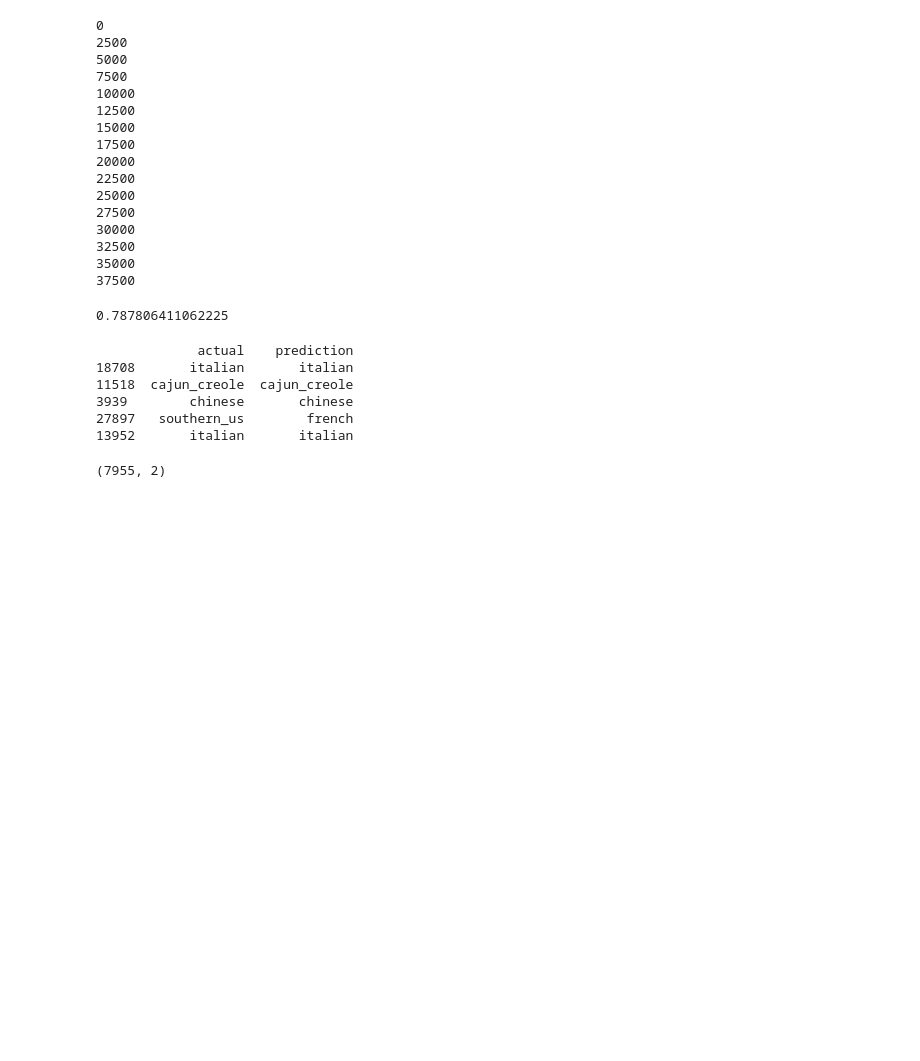
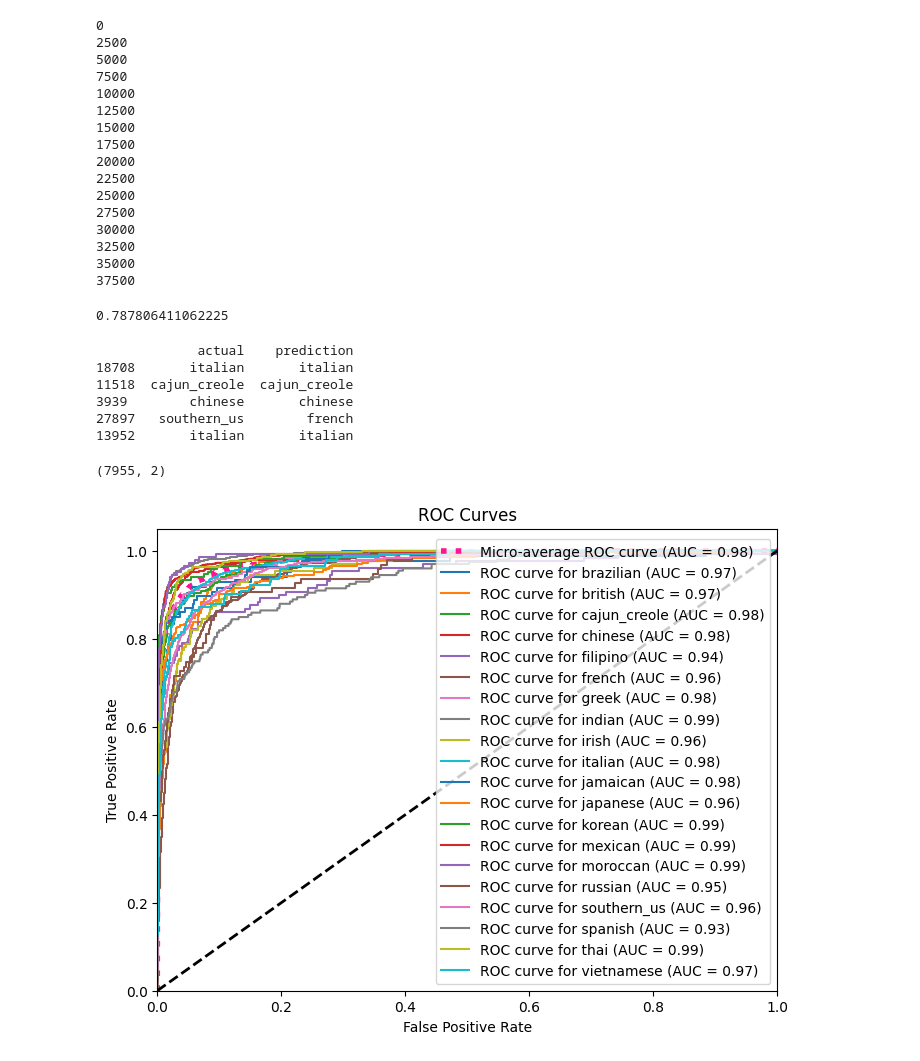
Before and after one commit to aesmeral/CS4661-Whats-Cooking, a Jupyter notebook: project.ipynb, the cells around one changed output. Drawn from its saved outputs; the diff is of its cells as text; code cells hidden in the pictures; blank space fills up the shorter version.

```diff
--- a/project.ipynb
+++ b/project.ipynb
@@ -151,3 +151,47 @@ print(results.shape)
 results.to_csv('results.csv', index=False)
 # %% [output]
 (7955, 2)
+# %%
+import matplotlib.pyplot as plt
+from sklearn.metrics import roc_curve, auc, roc_auc_score
+from sklearn.preprocessing import label_binarize
+from sklearn.multiclass import OneVsRestClassifier
+
+# Binarize the output
+y_bin = label_binarize(y_test, classes=model.classes_)
+
+# Predict probabilities
+y_prob = model.predict_proba(X_test)
+
+# Compute ROC curve and ROC area for each class
+fpr = dict()
+tpr = dict()
+roc_auc = dict()
+
+for i in range(len(model.classes_)):
+    fpr[i], tpr[i], _ = roc_curve(y_bin[:, i], y_prob[:, i])
+    roc_auc[i] = auc(fpr[i], tpr[i])
+
+# Compute micro-average ROC curve and ROC area
+fpr["micro"], tpr["micro"], _ = roc_curve(y_bin.ravel(), y_prob.ravel())
+roc_auc["micro"] = auc(fpr["micro"], tpr["micro"])
+
+# Plot ROC curves
+plt.figure(figsize=(10, 10))
+plt.plot(fpr["micro"], tpr["micro"],
+         label=f'Micro-average ROC curve (AUC = {roc_auc["micro"]:.2f})',
+         color='deeppink', linestyle=':', linewidth=4)
+
+for i in range(len(model.classes_)):
+    plt.plot(fpr[i], tpr[i], label=f'ROC curve for {model.classes_[i]} (AUC = {roc_auc[i]:.2f})')
+
+plt.plot([0, 1], [0, 1], 'k--', linewidth=2)
+plt.xlim([0.0, 1.0])
+plt.ylim([0.0, 1.05])
+plt.xlabel('False Positive Rate')
+plt.ylabel('True Positive Rate')
+plt.title('ROC Curves')
+plt.legend(loc="lower right")
+plt.show()
+# %% [output]
+[figure, added]
```
